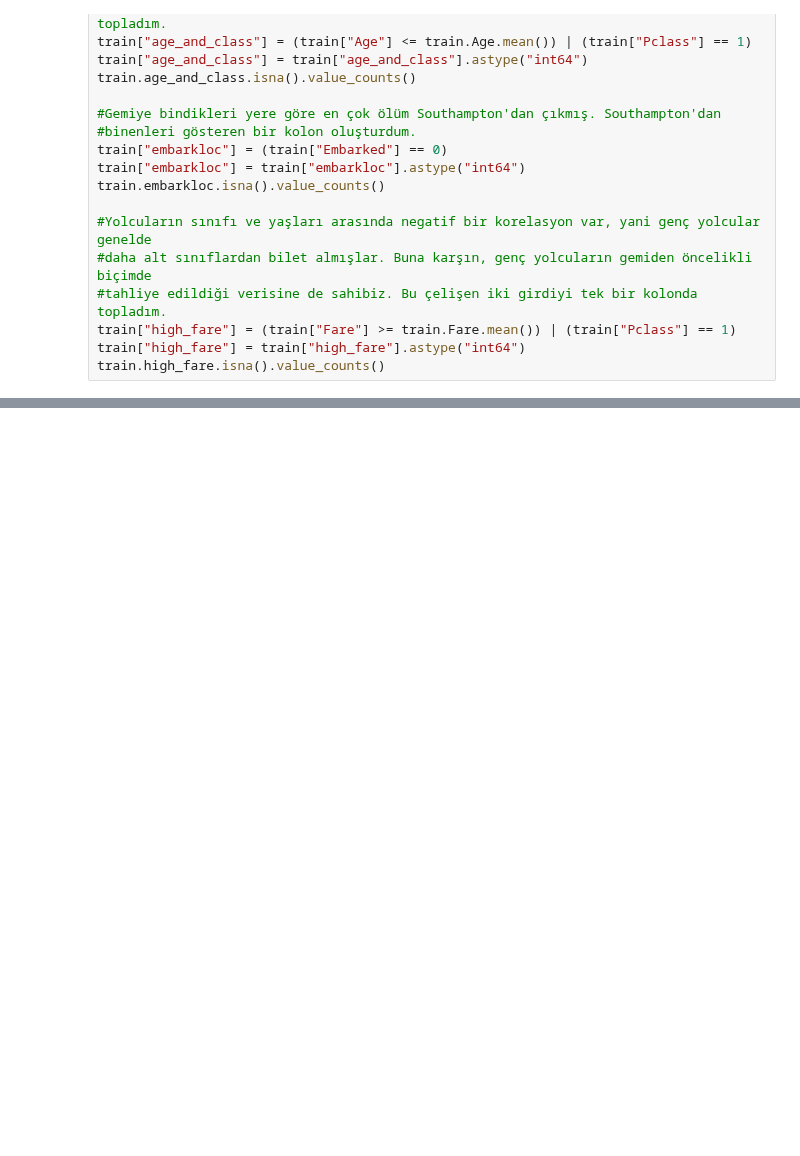
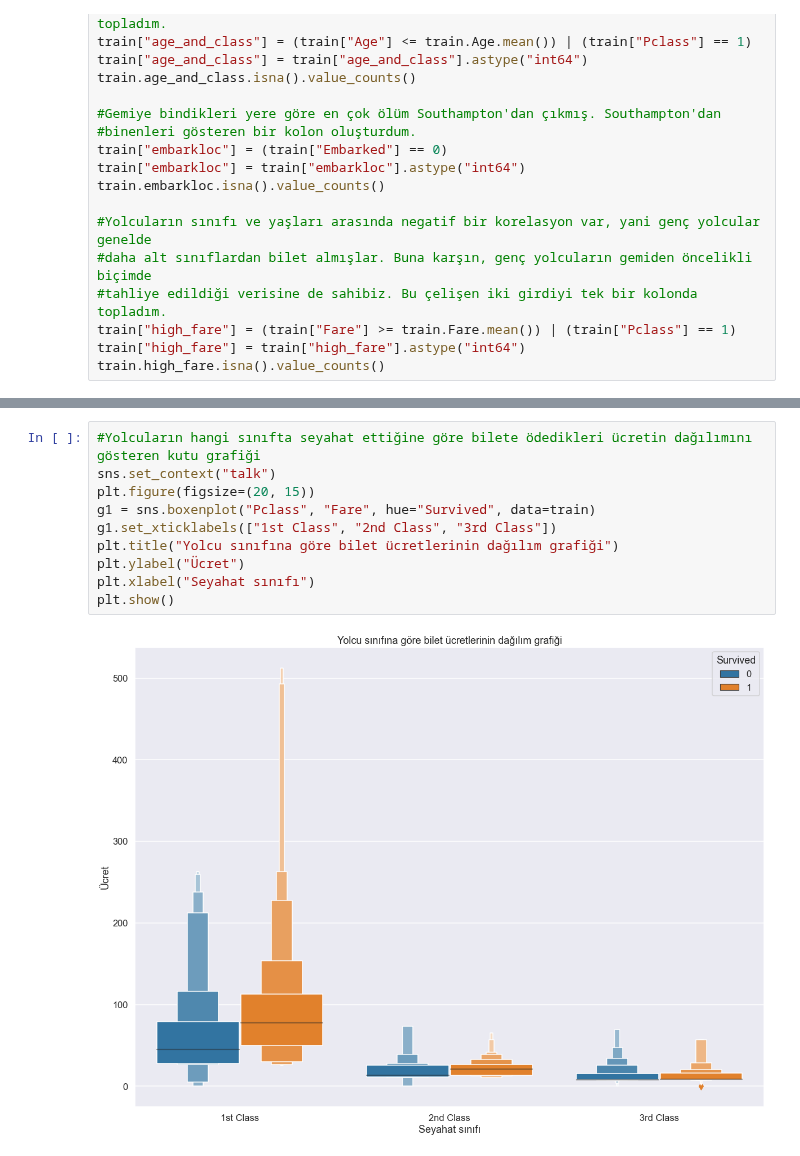
Before and after one commit to onatto11/titanic, a Jupyter notebook: Titanic EDA.ipynb, the cells around one changed output, grey strips where cells are left out. Saved outputs shown, nothing was run; the diff lists cells and outputs as text; blank space fills up the shorter version.

```diff
--- a/Titanic EDA.ipynb
+++ b/Titanic EDA.ipynb
@@ -134,0 +166,12 @@ train.high_fare.isna().value_counts()
+# %%
+#Yolcuların hangi sınıfta seyahat ettiğine göre bilete ödedikleri ücretin dağılımını gösteren kutu grafiği
+sns.set_context("talk")
+plt.figure(figsize=(20, 15))
+g1 = sns.boxenplot("Pclass", "Fare", hue="Survived", data=train)
+g1.set_xticklabels(["1st Class", "2nd Class", "3rd Class"])
+plt.title("Yolcu sınıfına göre bilet ücretlerinin dağılım grafiği")
+plt.ylabel("Ücret")
+plt.xlabel("Seyahat sınıfı")
+plt.show()
+# %% [output]
+[figure, added]
```
Also changed, not shown: parts of 11 cells of this notebook.
